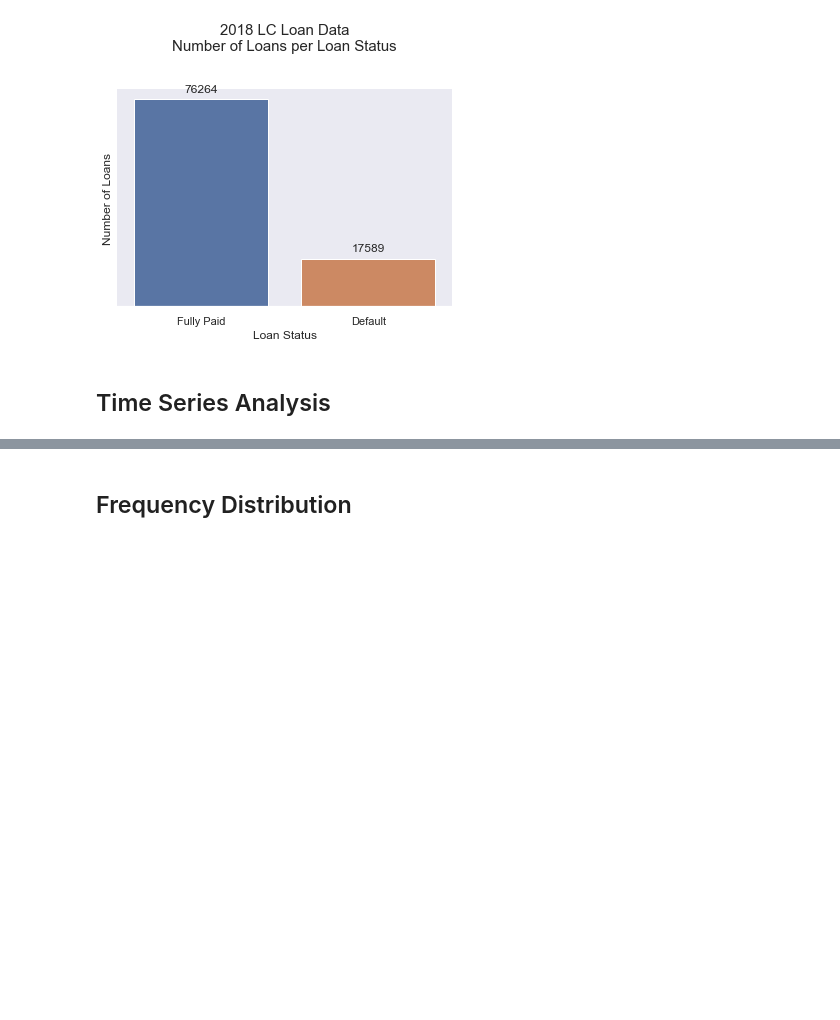
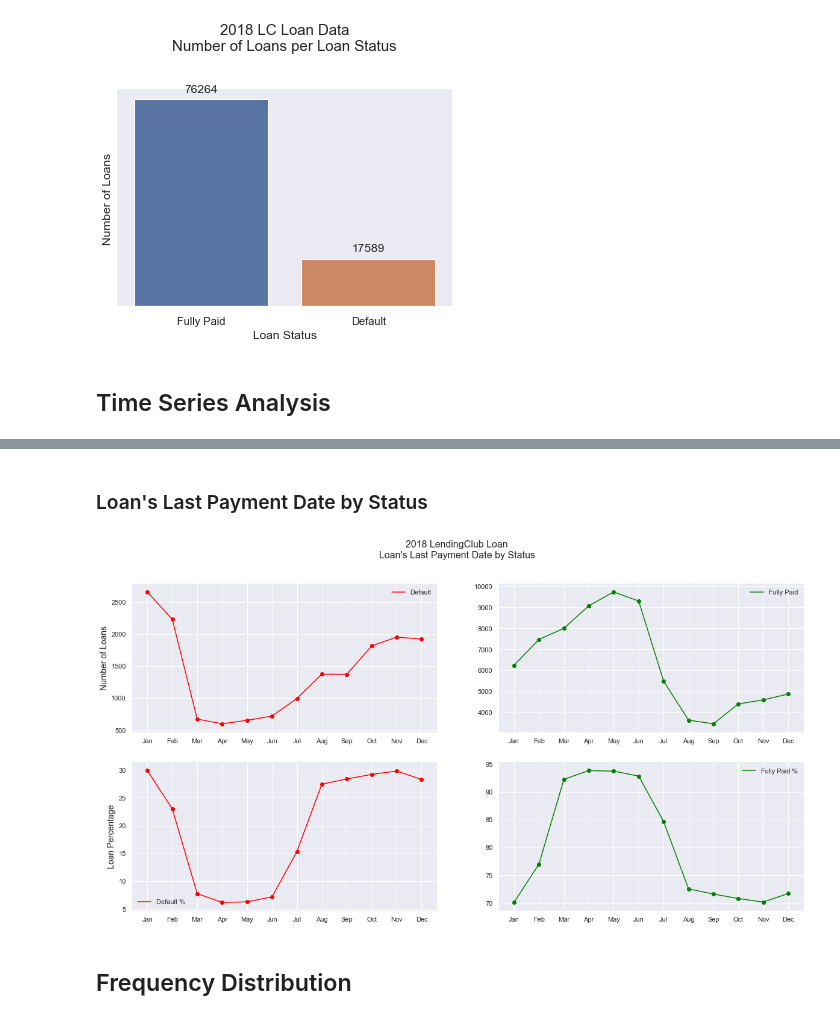
Before and after one commit to nphan20181/Loan-Default-Prediction, a Jupyter notebook: lc_loan_data_story.ipynb, the cells around one changed output, grey strips where cells are left out. Cells and saved outputs as stored; diff of their text form; code cells hidden in the pictures; blank space fills up the shorter version.

```diff
--- a/lc_loan_data_story.ipynb
+++ b/lc_loan_data_story.ipynb
@@ -77,3 +75,10 @@ gp.plot_timeseries(df_loans[['Fully Paid %', 'Default %', 'Fully Paid', 'Default
+# %% [markdown]
+### Loan's Last Payment Date by Status
+# %%
+# plot last payment date by month
+prep_n_plot(df, 'last_pymnt_d_month', "2018 LendingClub Loan\nLoan's Last Payment Date by Status")
+# %% [output]
+[figure, added]
 # %% [markdown]
 ## Frequency Distribution
 # %%
```
Also changed, not shown: parts of 6 cells of this notebook, 1 other file.
